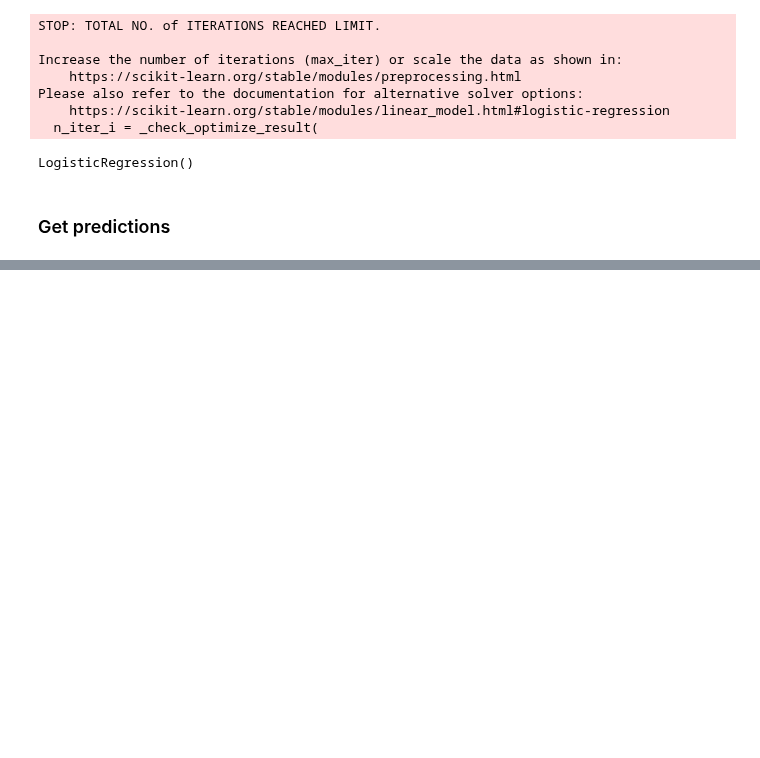
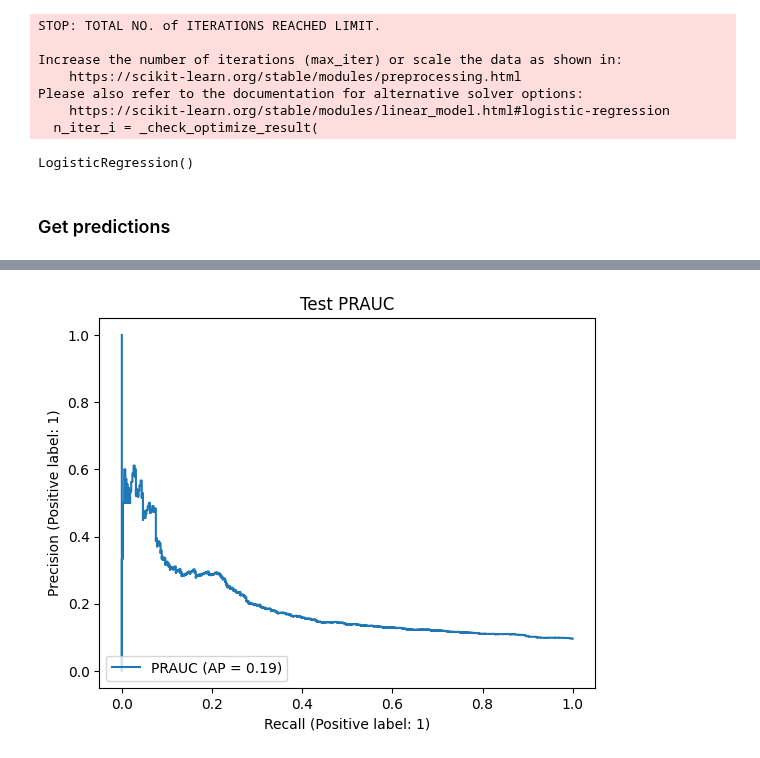
Before and after one commit to VA0211/BreastCancer_BIRADS, a Jupyter notebook: torch/ldiep_feature_selection.ipynb, the cells around one changed output, grey strips where cells are left out. Saved outputs shown, nothing was run; the diff lists cells and outputs as text; code cells hidden in the pictures; blank space fills up the shorter version.

```diff
--- a/torch/ldiep_feature_selection.ipynb
+++ b/torch/ldiep_feature_selection.ipynb
@@ -320,0 +327,6 @@ F1 Score: 0.12322274881516586
+# %%
+display = PrecisionRecallDisplay.from_estimator(
+    logistic_regression, X_test, y_test, name="PRAUC")
+_ = display.ax_.set_title("Test PRAUC")
+# %% [output]
+[figure, added]
```
Also changed, not shown: parts of 15 cells of this notebook.
